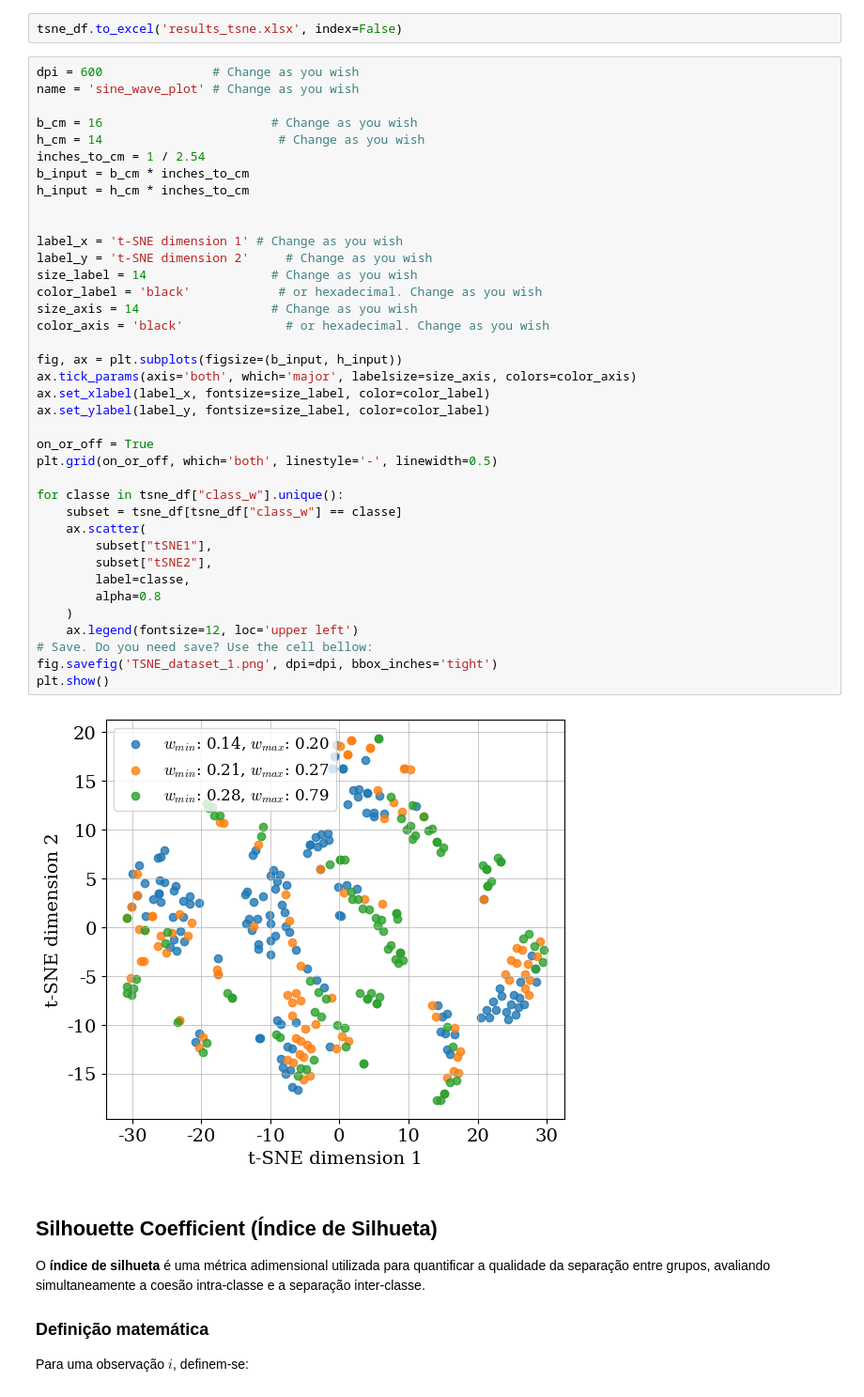
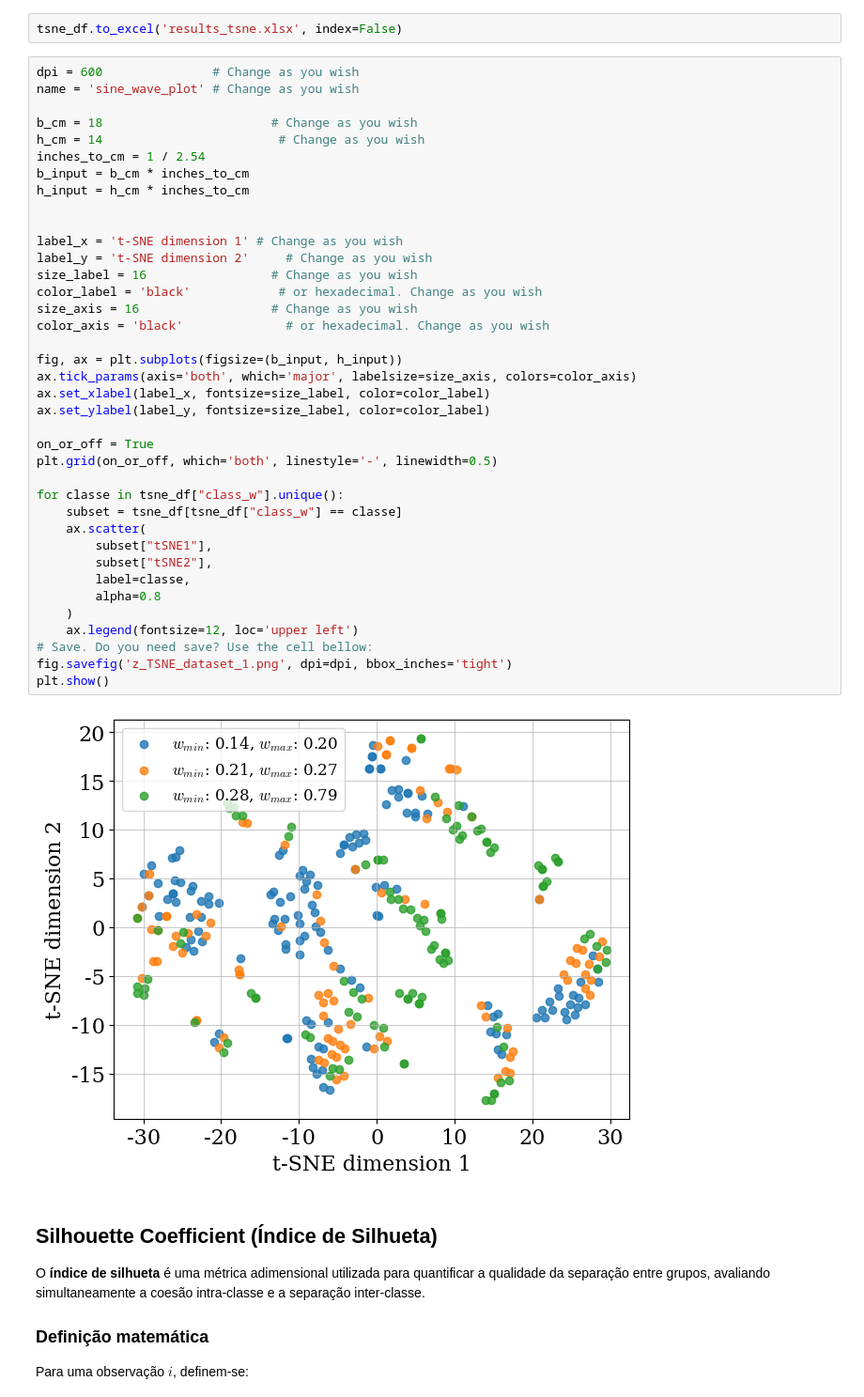
Before and after one commit to wmpjrufg/crack_prediction_symbolic_regression, a Jupyter notebook: tsne.ipynb, the cells around one changed output. Shown: that part at 94% size. Saved outputs shown, nothing was run; the diff lists cells and outputs as text.

Commit message:
feat: review tsne

```diff
--- a/tsne.ipynb
+++ b/tsne.ipynb
@@ -131,42 +133,42 @@ tsne_df.to_excel('results_tsne.xlsx', index=False)
 dpi = 600               # Change as you wish
 name = 'sine_wave_plot' # Change as you wish
 
-b_cm = 16                       # Change as you wish
+b_cm = 18                       # Change as you wish
 h_cm = 14                        # Change as you wish
 inches_to_cm = 1 / 2.54
 b_input = b_cm * inches_to_cm
 h_input = h_cm * inches_to_cm
 
 
 label_x = 't-SNE dimension 1' # Change as you wish
 label_y = 't-SNE dimension 2'     # Change as you wish
-size_label = 14                 # Change as you wish
+size_label = 16                 # Change as you wish
 color_label = 'black'            # or hexadecimal. Change as you wish
-size_axis = 14                  # Change as you wish
+size_axis = 16                  # Change as you wish
 color_axis = 'black'              # or hexadecimal. Change as you wish
 
 fig, ax = plt.subplots(figsize=(b_input, h_input))
 ax.tick_params(axis='both', which='major', labelsize=size_axis, colors=color_axis)
 ax.set_xlabel(label_x, fontsize=size_label, color=color_label)
 ax.set_ylabel(label_y, fontsize=size_label, color=color_label)
 
 on_or_off = True
 plt.grid(on_or_off, which='both', linestyle='-', linewidth=0.5)
 
 for classe in tsne_df["class_w"].unique():
     subset = tsne_df[tsne_df["class_w"] == classe]
     ax.scatter(
         subset["tSNE1"],
         subset["tSNE2"],
         label=classe,
         alpha=0.8
     )
     ax.legend(fontsize=12, loc='upper left')
 # Save. Do you need save? Use the cell bellow:
-fig.savefig('TSNE_dataset_1.png', dpi=dpi, bbox_inches='tight')
+fig.savefig('z_TSNE_dataset_1.png', dpi=dpi, bbox_inches='tight')
 plt.show()
 # %% [output]
-[figure, old version]
+[figure, new version]
 # %% [markdown]
 ## Silhouette Coefficient (Índice de Silhueta)
 
```
Also changed, not shown: parts of 1 cell of this notebook, 3 other files.
